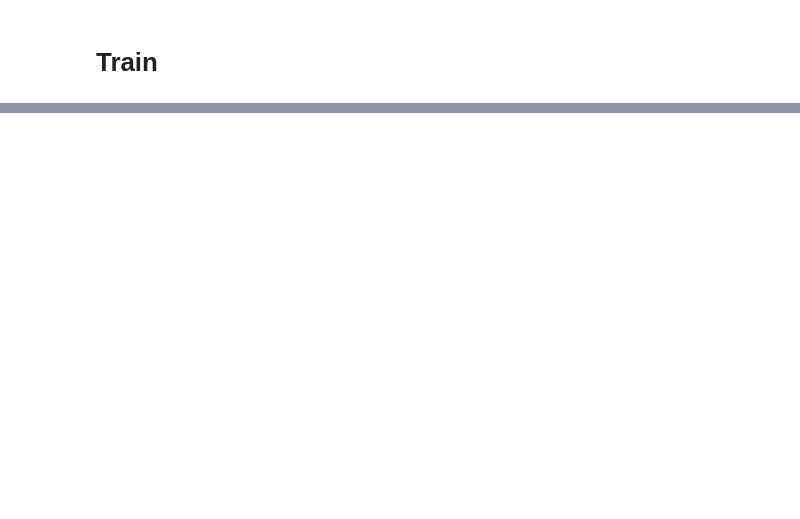
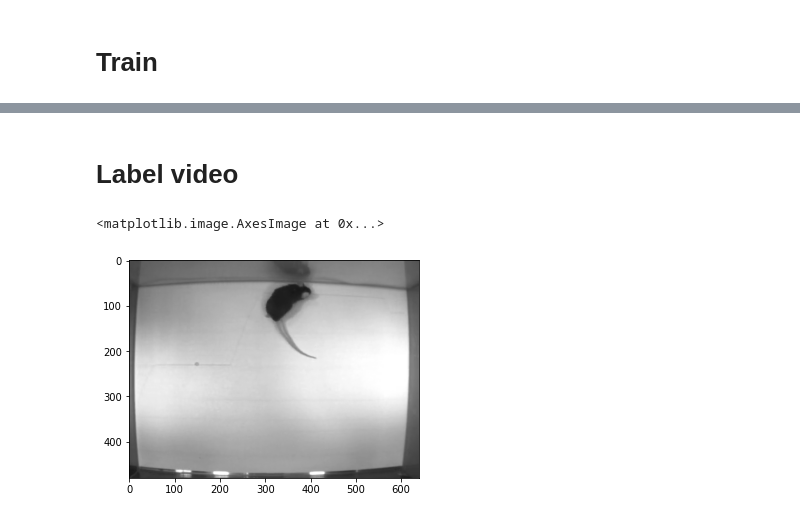
Before and after one commit to hongh-zhang/Vision, a Jupyter notebook: mice/mice.ipynb, the cells around one changed output, grey strips where cells are left out. Drawn from its saved outputs; the diff is of its cells as text; code cells hidden in the pictures; blank space fills up the shorter version.

Commit message:
mice - Label video

```diff
--- a/mice/mice.ipynb
+++ b/mice/mice.ipynb
@@ -224,0 +194,2 @@ for i in range(len(images)):
+# %% [markdown]
+# Label video
@@ -224,0 +235,18 @@ for i in range(len(images)):
+# %%
+frames = []
+cap = cv2.VideoCapture('Vision/mice/data/video.mp4')
+while(cap.isOpened()):
+    ret, frame0 = cap.read()
+    if ret:
+        frames.append(frame0)
+    else:
+        break
+
+cap.release()
+cv2.destroyAllWindows()
+# %%
+frame = frames[99]
+plt.imshow(frame);
+# %% [output]
+<matplotlib.image.AxesImage at 0x...>
+[figure, added]
```
Also changed, not shown: parts of 12 cells of this notebook, 1 other file.
